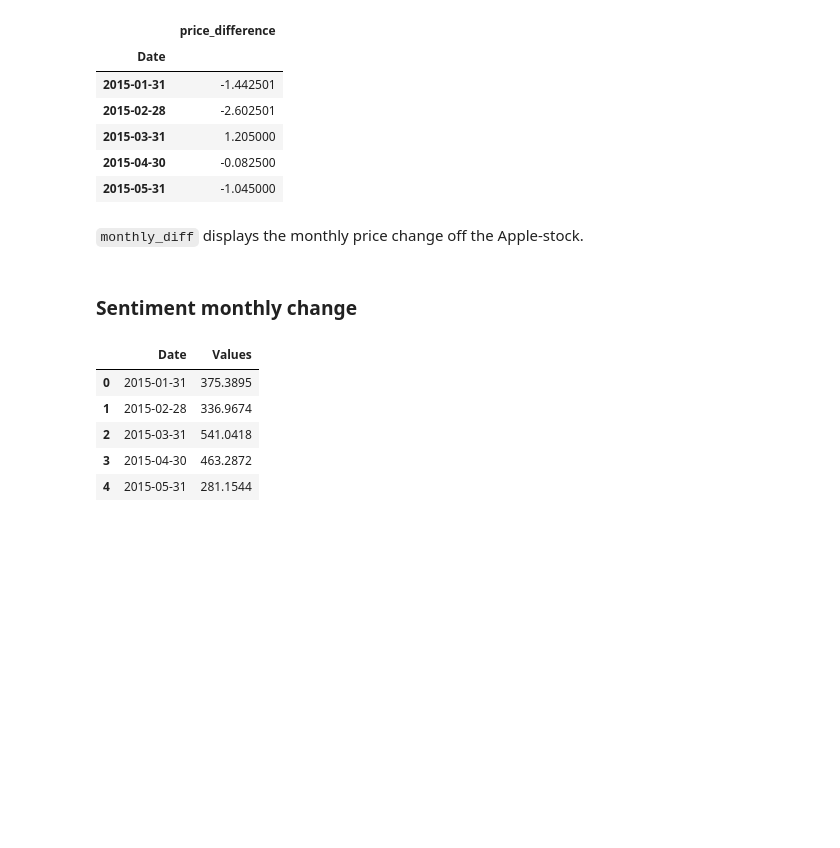
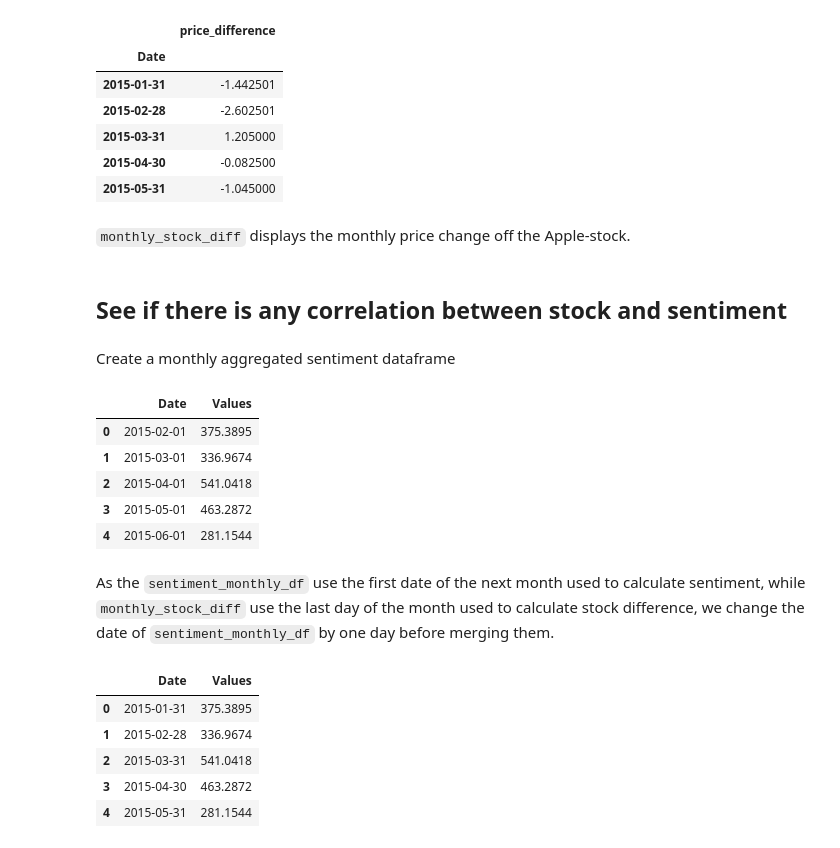
Before and after one commit to epfl-ada/ada-2021-project-club6analysis, a Jupyter notebook: stock_sentiment_analysis.ipynb, the cells around one changed output. Cells and saved outputs as stored; diff of their text form; code cells hidden in the pictures; blank space fills up the shorter version.

```diff
--- a/stock_sentiment_analysis.ipynb
+++ b/stock_sentiment_analysis.ipynb
@@ -109,12 +74,25 @@ monthly_stock_diff_df.head()
 | 2015-04-30 | -0.082500 |
 | 2015-05-31 | -1.045000 |
 # %% [markdown]
-`monthly_diff` displays the monthly price change off the Apple-stock.
+`monthly_stock_diff` displays the monthly price change off the Apple-stock.
-# %% [markdown]
-### Sentiment monthly change
+# %% [markdown]
+## See if there is any correlation between stock and sentiment
+# %% [markdown]
+Create a monthly aggregated sentiment dataframe
 # %%
 sentiment_monthly_df=pd.DataFrame(zip(result_mon, result_values), columns =['Date', 'Values'])
 sentiment_monthly_df['Date'] = sentiment_monthly_df['Date'].apply(lambda x: dt.datetime.strptime(x[:10], '%Y-%m'))
+# %%
+sentiment_monthly_df.head()
+# %% [output]
+|  | Date | Values |
+| 0 | 2015-02-01 | 375.3895 |
+| 1 | 2015-03-01 | 336.9674 |
+| 2 | 2015-04-01 | 541.0418 |
+| 3 | 2015-05-01 | 463.2872 |
+| 4 | 2015-06-01 | 281.1544 |
+# %% [markdown]
+As the `sentiment_monthly_df` use the first date of the next month used to calculate sentiment, while `monthly_stock_diff` use the last day of the month used to calculate stock difference, we change the date of `sentiment_monthly_df` by one day before merging them.
 # %%
 from pandas.tseries.offsets import DateOffset
 
```
Also changed, not shown: parts of 14 cells of this notebook.
